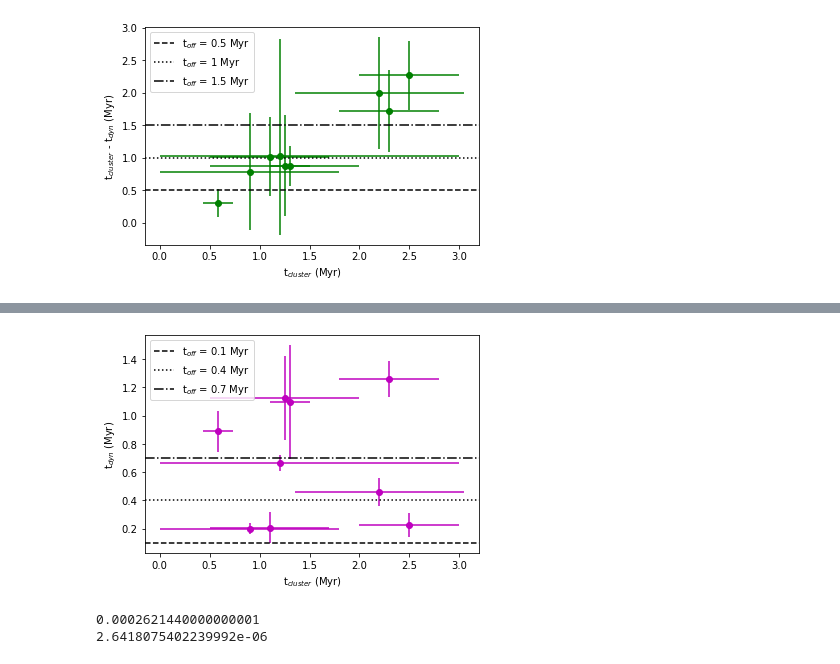
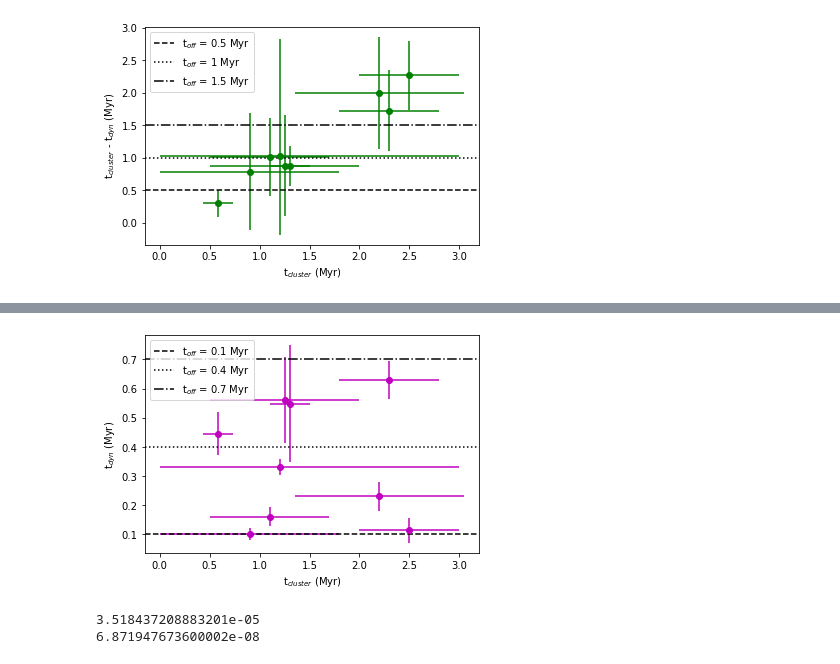
Before and after one commit to lmlb-astro/timescale-CII-, a Jupyter notebook: calculateSizeAndTimescaleOfTheRegion.ipynb, the cells around one changed output, grey strips where cells are left out. Cells and saved outputs as stored; diff of their text form; code cells hidden in the pictures.

```diff
--- a/calculateSizeAndTimescaleOfTheRegion.ipynb
+++ b/calculateSizeAndTimescaleOfTheRegion.ipynb
@@ -469,29 +517,29 @@ plt.show()
 # %%
-plt.errorbar(clusterAgeList,altDynAgeListFWHM,xerr=[clusterAgeListMin,clusterAgeListMax], yerr=[altDynAgeErrListFWHMMin,altDynAgeErrListFWHMMax], fmt='o',color='m')
+plt.errorbar(clusterAgeList,maxDynAgeListFWHM,xerr=[clusterAgeListMin,clusterAgeListMax], yerr=[maxDynAgeErrListFWHMMin,maxDynAgeErrListFWHMMax], fmt='o',color='m')
 
 plt.ylabel('t$_{dyn}$ (Myr)')
 plt.xlabel('t$_{cluster}$ (Myr)')
 
 plt.axhline(y=0.1,color='k',linestyle = '--',label='t$_{off}$ = 0.1 Myr')
 plt.axhline(y=0.4,color='k',linestyle = ':',label='t$_{off}$ = 0.4 Myr')
 plt.axhline(y=0.7,color='k',linestyle = '-.',label='t$_{off}$ = 0.7 Myr')
 
 plt.legend()
 
 #plt.savefig('test_2.pdf',dpi=300)
 plt.show()
 # %% [output]
-[figure, old version]
+[figure, new version]
 # %%
 ## calculate chance all clusters are younger than 0.6 Myr or 1 Myr
 ## assuming the typical age of a cluster can range anywhere between 0 and 2.5 Myr
 
-## 1 Myr
-odds = 0.4**len(names) ## 1 Myr/2.5 Myr
-print(odds)  ## > 3 sigma
+## 0.8 Myr
+odds = (0.8/2.5)**len(names)
+print(odds)
 
-odds = (0.6/2.5)**len(names)
-print(odds)  ## > 4 sigma
+odds = (0.4/2.5)**len(names)
+print(odds)
 # %% [output]
-0.0002621440000000001
-2.6418075402239992e-06
+3.518437208883201e-05
+6.871947673600002e-08
```
Also changed, not shown: parts of 16 cells of this notebook, 1 other file.
